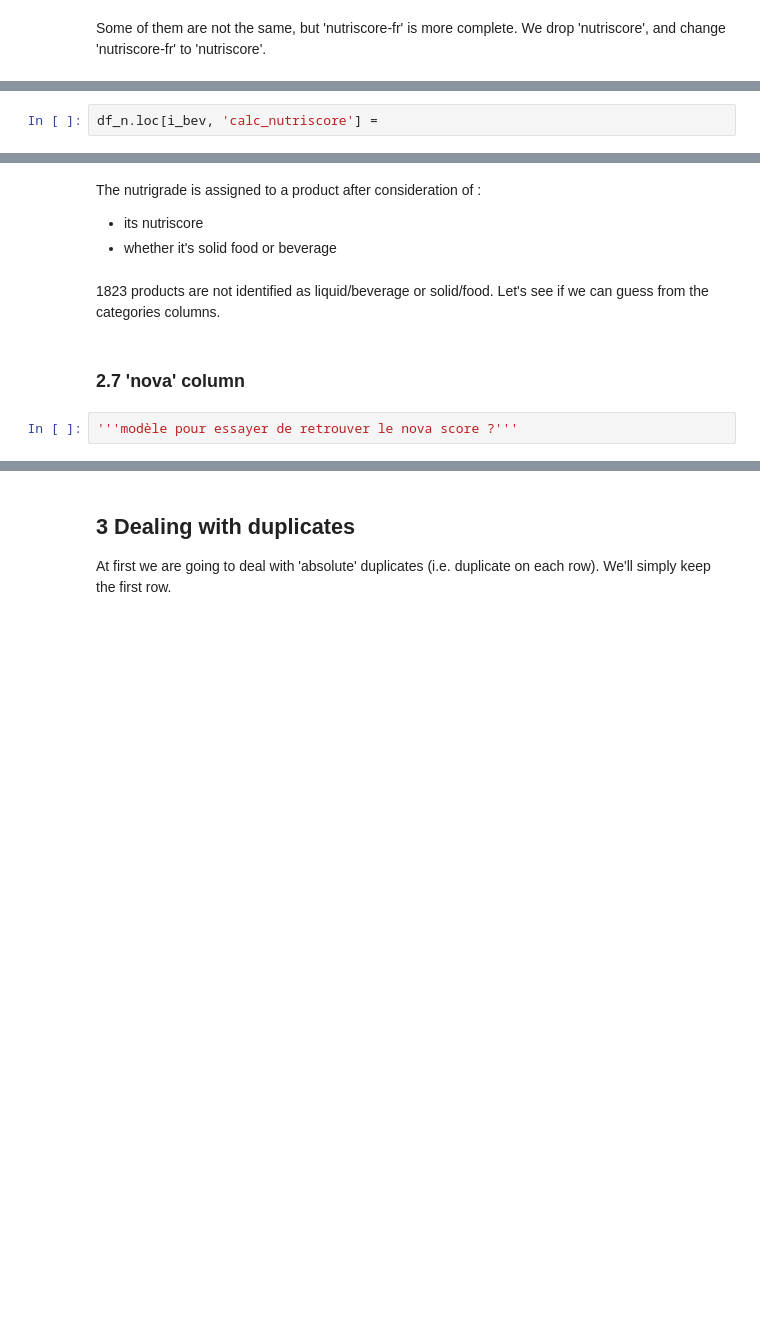
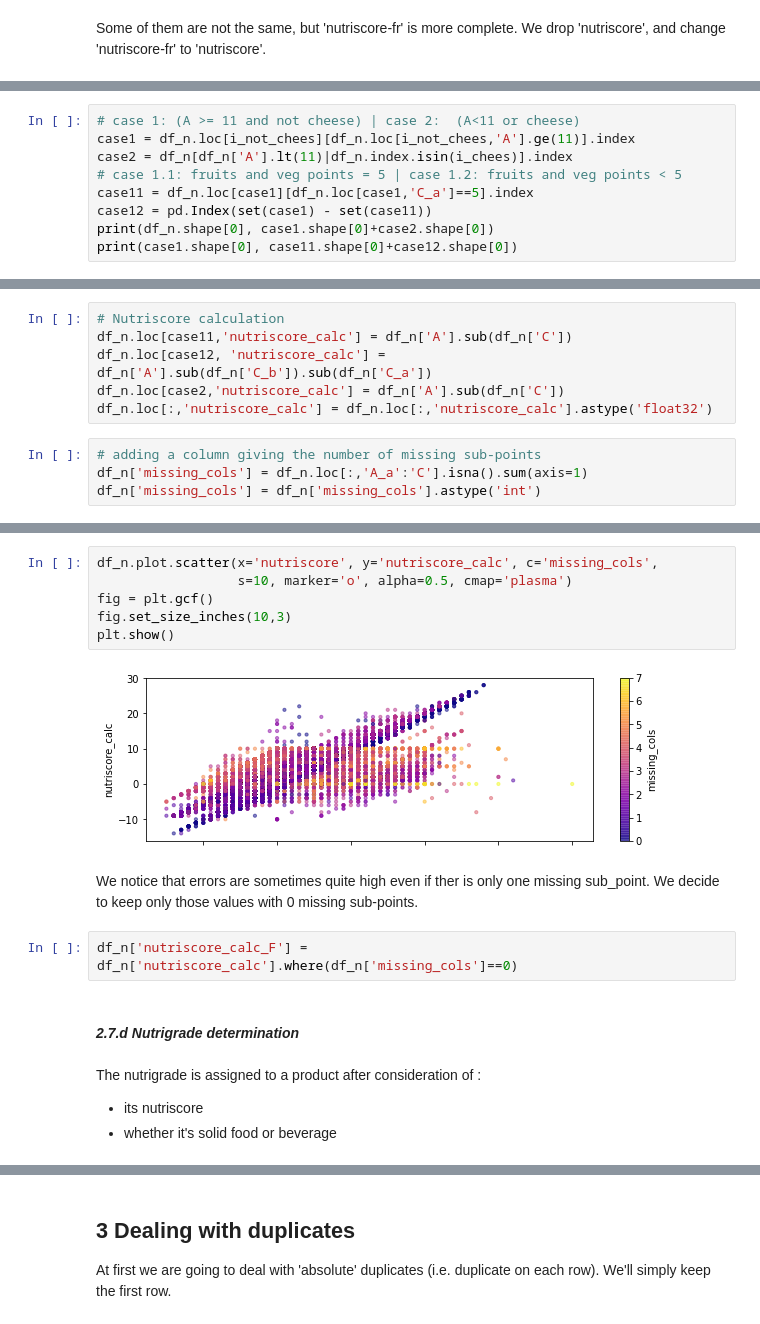
Before and after one commit to SmellyArmure/OC_DS_Project3, a Jupyter notebook: NOTEBOOKS/P3_Cleaning.ipynb, the cells around one changed output, grey strips where cells are left out. Cells and saved outputs as stored; diff of their text form; blank space fills up the shorter version.

```diff
--- a/NOTEBOOKS/P3_Cleaning.ipynb
+++ b/NOTEBOOKS/P3_Cleaning.ipynb
@@ -1458,2 +1716,0 @@ i_not_chee, i_chee = gb_bev.get_group(False).index, gb_bev.get_group(True).index
-# %%
-df_n.loc[i_bev, 'calc_nutriscore'] =
@@ -1459,0 +1724,9 @@ df_n.loc[i_bev, 'calc_nutriscore'] =
+# %%
+# case 1: (A >= 11 and not cheese) | case 2:  (A<11 or cheese)
+case1 = df_n.loc[i_not_chees][df_n.loc[i_not_chees,'A'].ge(11)].index
+case2 = df_n[df_n['A'].lt(11)|df_n.index.isin(i_chees)].index
+# case 1.1: fruits and veg points = 5 | case 1.2: fruits and veg points < 5
+case11 = df_n.loc[case1][df_n.loc[case1,'C_a']==5].index
+case12 = pd.Index(set(case1) - set(case11))
+print(df_n.shape[0], case1.shape[0]+case2.shape[0])
+print(case1.shape[0], case11.shape[0]+case12.shape[0])
@@ -1459,0 +1736,10 @@ df_n.loc[i_bev, 'calc_nutriscore'] =
+# %%
+# Nutriscore calculation
+df_n.loc[case11,'nutriscore_calc'] = df_n['A'].sub(df_n['C'])
+df_n.loc[case12, 'nutriscore_calc'] = df_n['A'].sub(df_n['C_b']).sub(df_n['C_a'])
+df_n.loc[case2,'nutriscore_calc'] = df_n['A'].sub(df_n['C'])
+df_n.loc[:,'nutriscore_calc'] = df_n.loc[:,'nutriscore_calc'].astype('float32')
+# %%
+# adding a column giving the number of missing sub-points
+df_n['missing_cols'] = df_n.loc[:,'A_a':'C'].isna().sum(axis=1)
+df_n['missing_cols'] = df_n['missing_cols'].astype('int')
@@ -1460,11 +1765,19 @@ df_n.loc[i_bev, 'calc_nutriscore'] =
+# %%
+df_n.plot.scatter(x='nutriscore', y='nutriscore_calc', c='missing_cols',
+                  s=10, marker='o', alpha=0.5, cmap='plasma')
+fig = plt.gcf()
+fig.set_size_inches(10,3)
+plt.show()
+# %% [output]
+[figure, added]
+# %% [markdown]
+We notice that errors are sometimes quite high even if ther is only one missing sub_point.
+We decide to keep only those values with 0 missing sub-points.
+# %%
+df_n['nutriscore_calc_F'] = df_n['nutriscore_calc'].where(df_n['missing_cols']==0)
+# %% [markdown]
+#### _2.7.d Nutrigrade determination_
 # %% [markdown]
 The nutrigrade is assigned to a product after consideration of :
 - its nutriscore
 - whether it's solid food or beverage
-# %% [markdown]
-1823 products are not identified as liquid/beverage or solid/food.
-Let's see if we can guess from the categories columns.
-# %% [markdown]
-### 2.7 'nova' column
-# %%
-'''modèle pour essayer de retrouver le nova score ?'''
```
Also changed, not shown: parts of 128 cells of this notebook, 1 other file.
